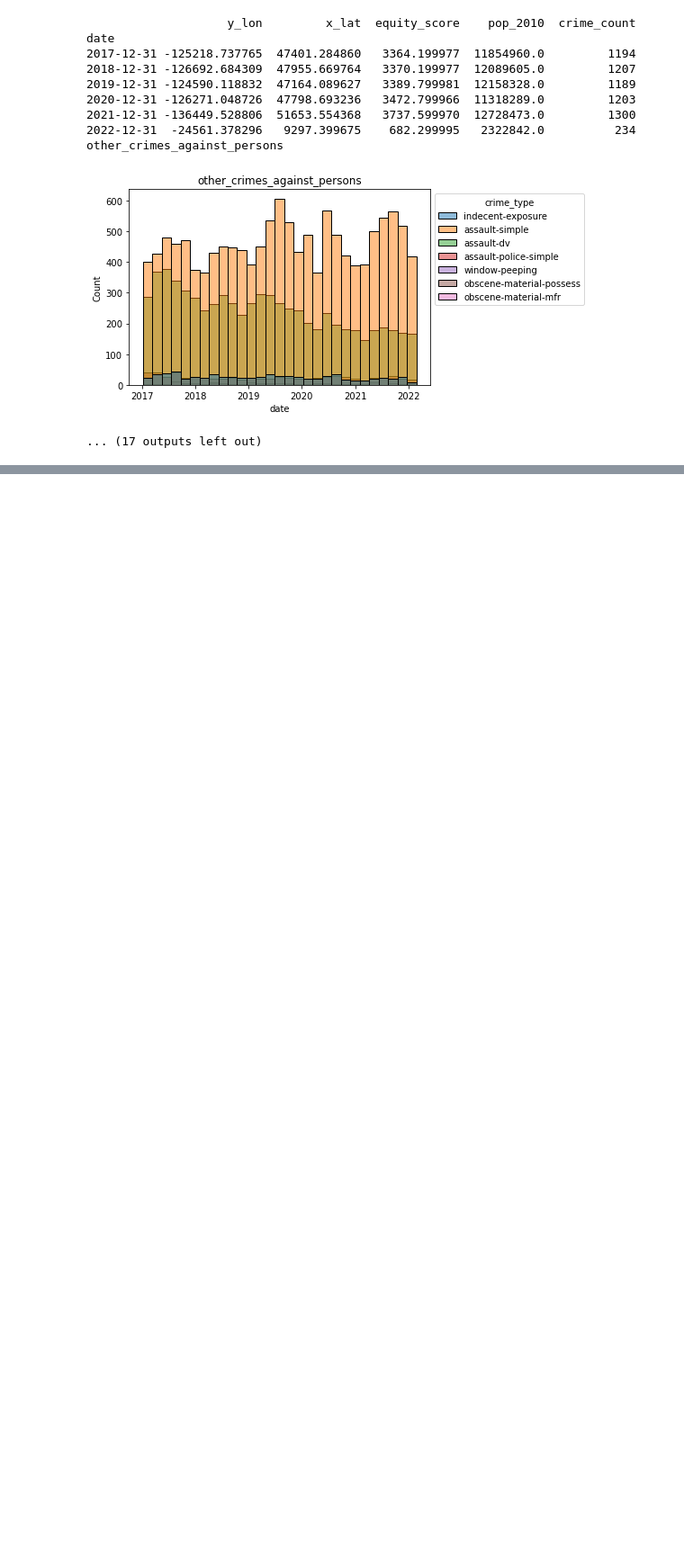
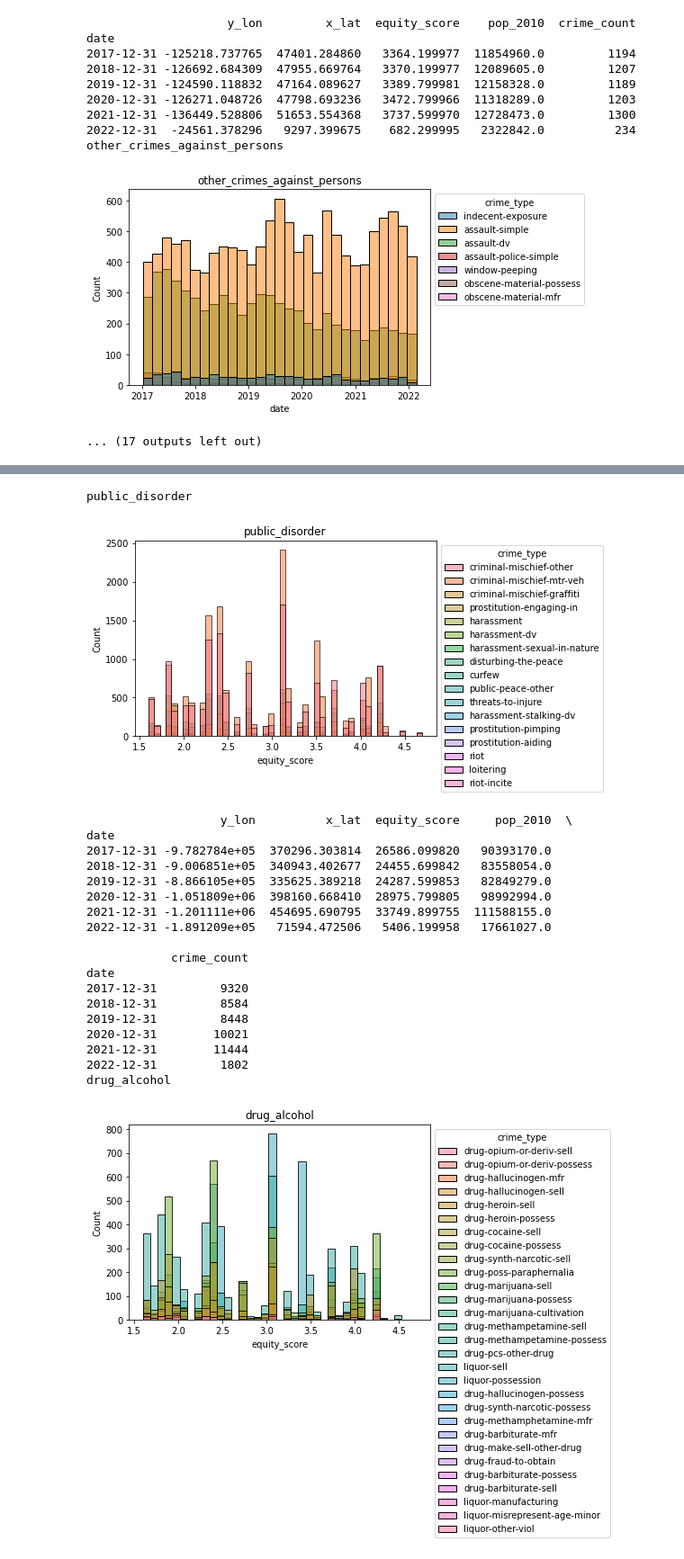
Before and after one commit to Seismic-Striker/Springboard_and_Datacamp, a Jupyter notebook: Denver Crime Data/Denver Crime EDA.ipynb, the cells around one changed output, grey strips where cells are left out. Shown at 90% size. Cells and saved outputs as stored; diff of their text form; code cells hidden in the pictures; blank space fills up the shorter version.

```diff
--- a/Denver Crime Data/Denver Crime EDA.ipynb
+++ b/Denver Crime Data/Denver Crime EDA.ipynb
@@ -370,0 +384,31 @@ other_crimes_against_persons
+# %%
+for i,x in enumerate(subsets):
+    print(list_of_subsets[i])
+    _ = sns.histplot(x='equity_score',hue='crime_type',data=x)
+    _.set(title=list_of_subsets[i])
+    sns.move_legend(_, "upper left", bbox_to_anchor=(1, 1))
+    plt.show()
+    x.crime_type.value_counts()
+    print(x.resample('Y', on='date').sum())
+# %% [output]
+public_disorder
+[figure, added]
+                   y_lon          x_lat  equity_score     pop_2010  \
+date
+2017-12-31 -9.782784e+05  370296.303814  26586.099820   90393170.0
+2018-12-31 -9.006851e+05  340943.402677  24455.699842   83558054.0
+2019-12-31 -8.866105e+05  335625.389218  24287.599853   82849279.0
+2020-12-31 -1.051809e+06  398160.668410  28975.799805   98992994.0
+2021-12-31 -1.201111e+06  454695.690795  33749.899755  111588155.0
+2022-12-31 -1.891209e+05   71594.472506   5406.199958   17661027.0
+
+            crime_count
+date
+2017-12-31         9320
+2018-12-31         8584
+2019-12-31         8448
+2020-12-31        10021
+2021-12-31        11444
+2022-12-31         1802
+drug_alcohol
+[figure, added]
```
Also changed, not shown: parts of 5 cells of this notebook, 7 other files.
